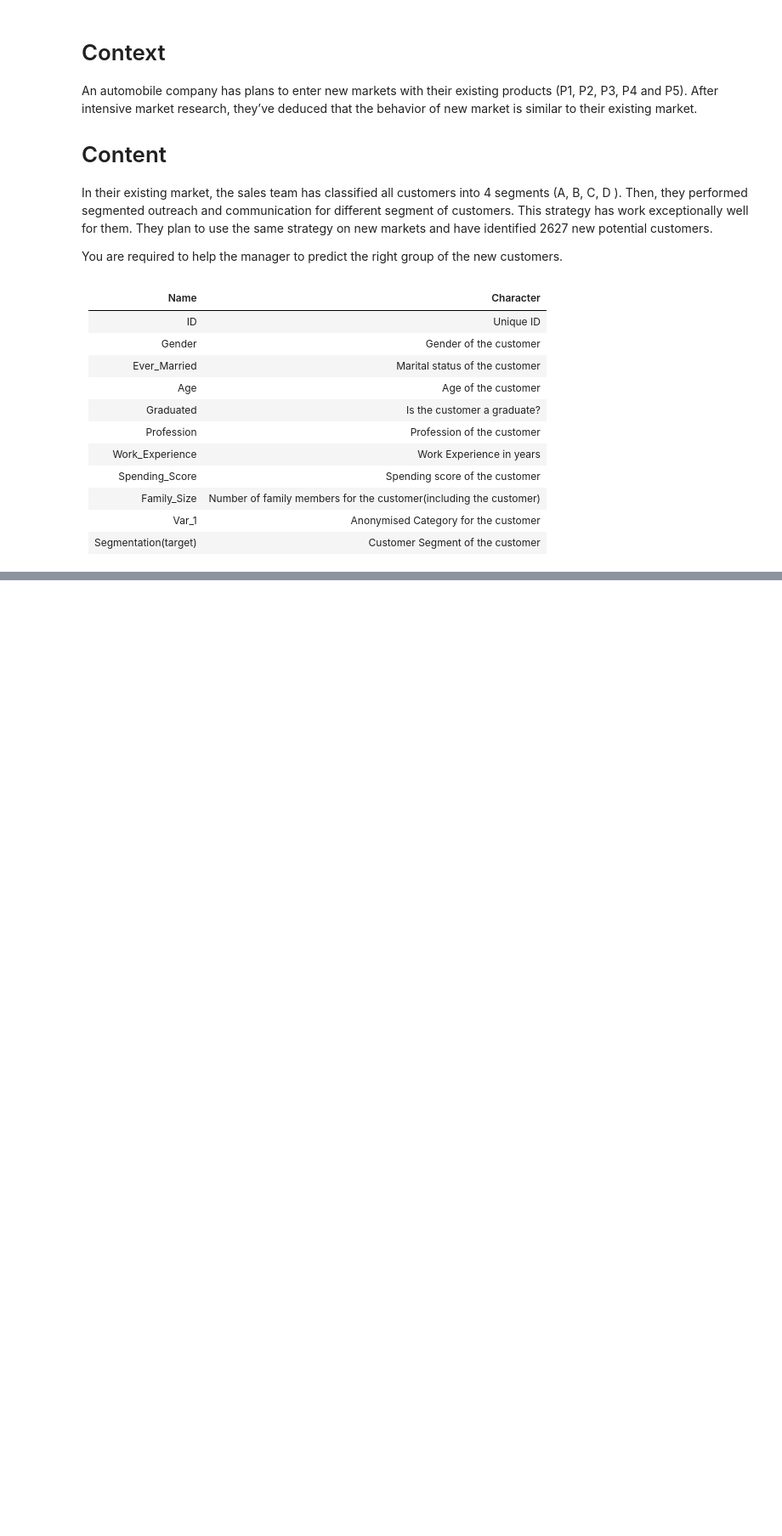
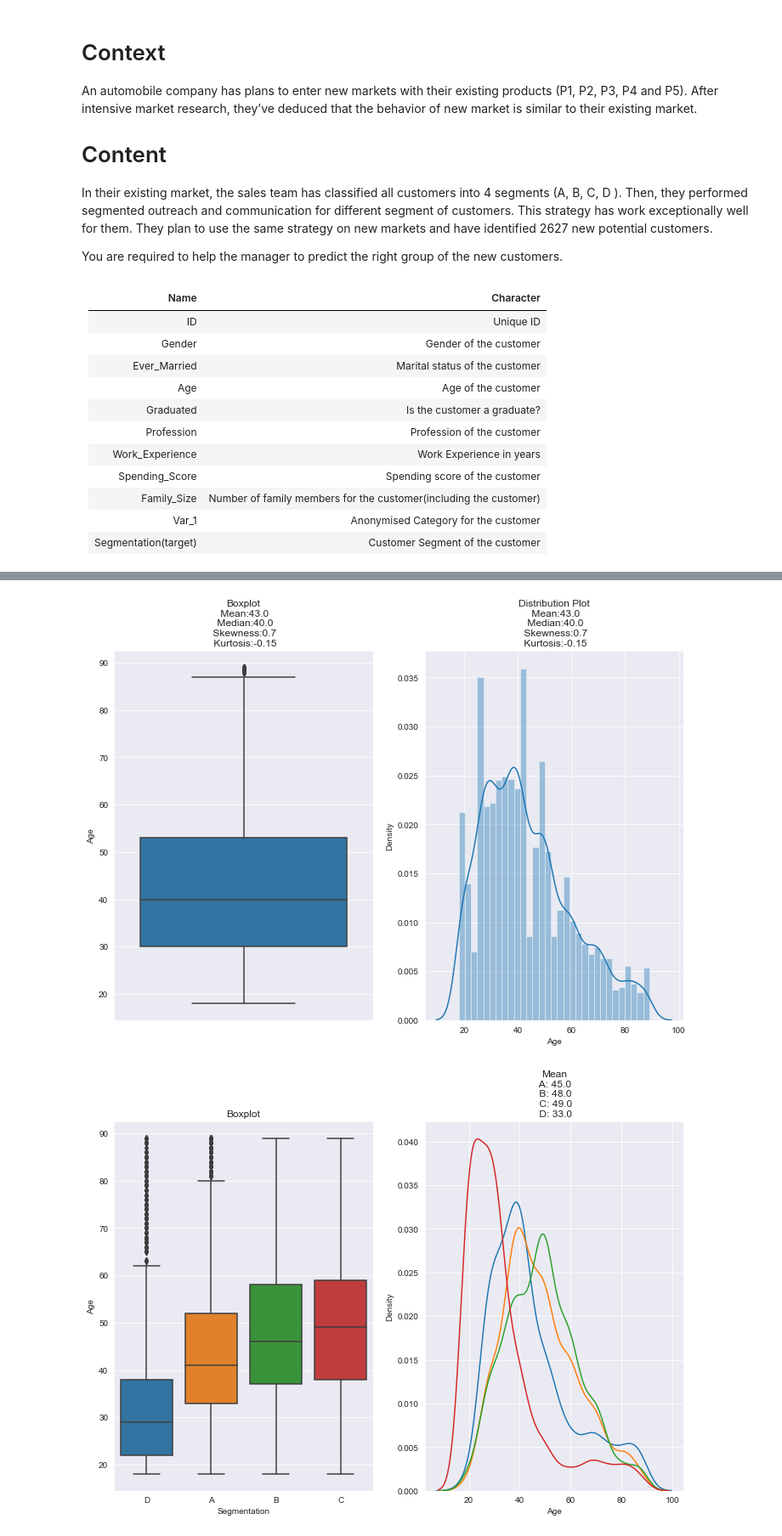
Before and after one commit to TsungChinHanKen/customer_expectation-tmp-, a Jupyter notebook: work.ipynb, the cells around one changed output, grey strips where cells are left out. Shown at 85% size. Cells and saved outputs as stored; diff of their text form; code cells hidden in the pictures; blank space fills up the shorter version.

```diff
--- a/work.ipynb
+++ b/work.ipynb
@@ -103,0 +462,5 @@ Name: Var_1, dtype: int64
+# %%
+plot_num_feature_per_segment(df_train_imputed, feature= 'Age')
+# %% [output]
+[figure, added]
+[figure, added]
```
Also changed, not shown: parts of 103 cells of this notebook.
